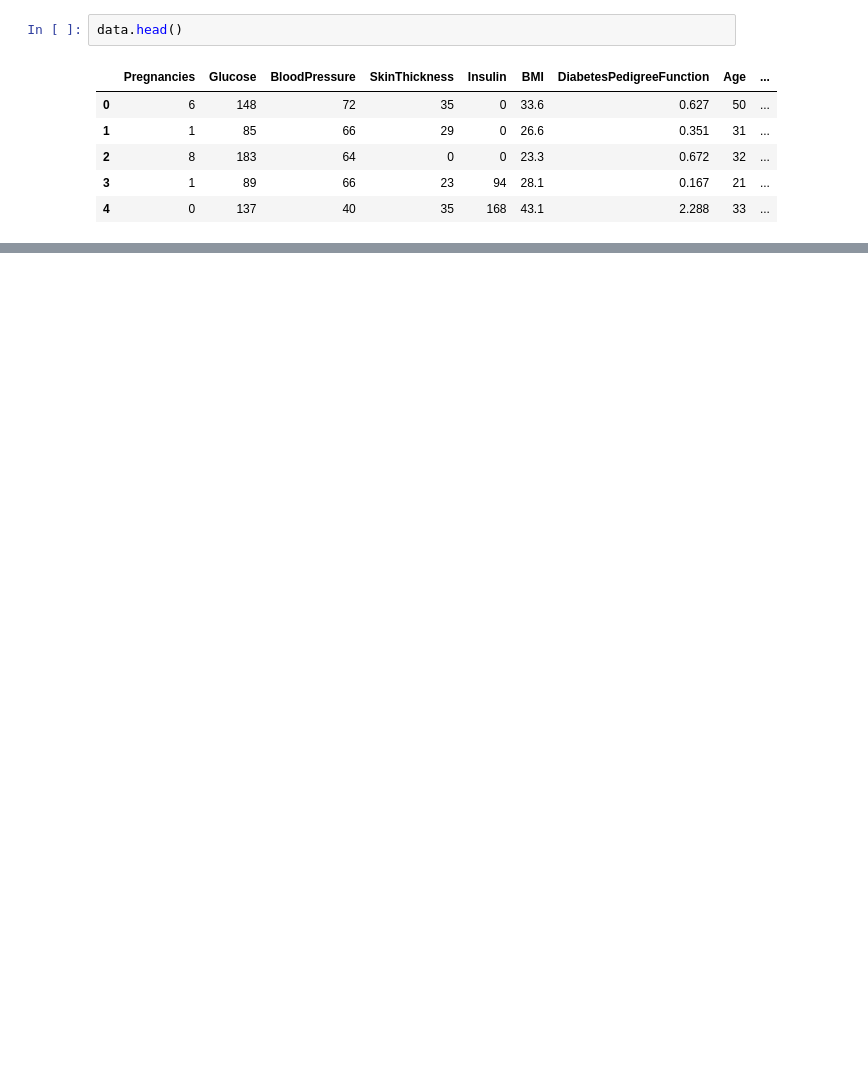
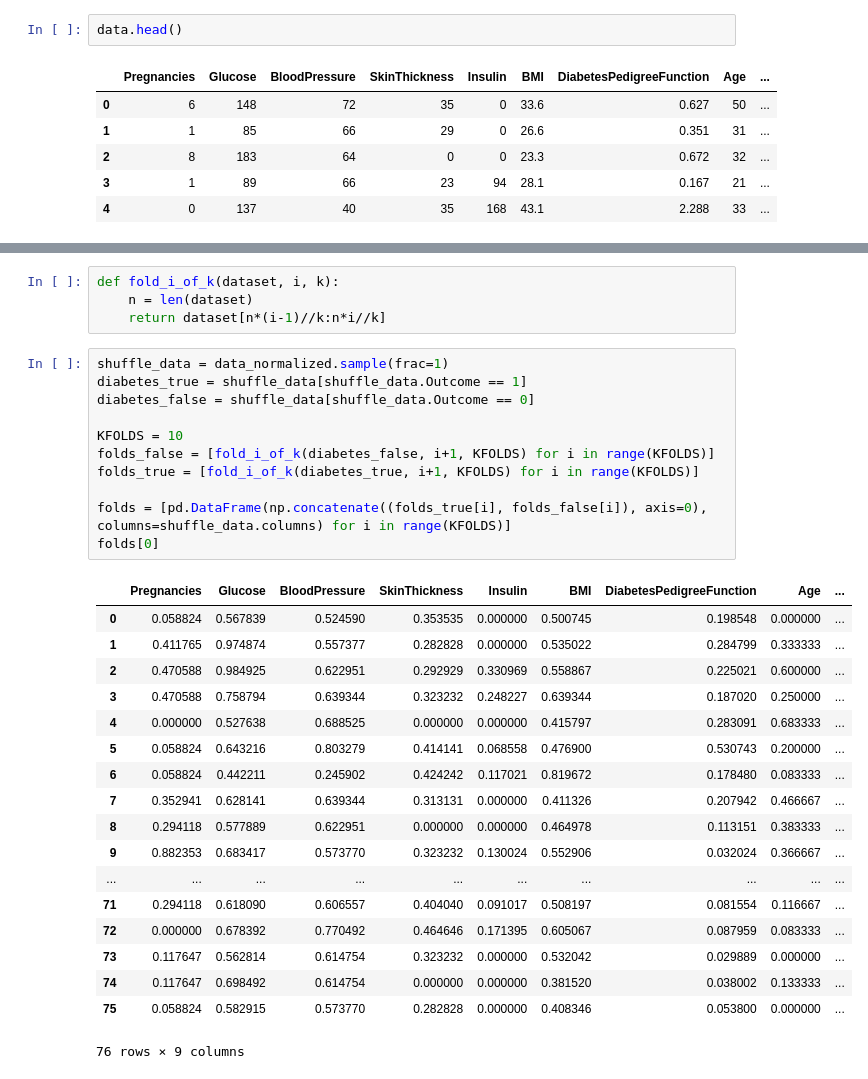
Before and after one commit to fmmazz/INF01017-Machine-Learning-2018-1, a Jupyter notebook: notebook.ipynb, the cells around one changed output, grey strips where cells are left out. Cells and saved outputs as stored; diff of their text form; blank space fills up the shorter version.

```diff
--- a/notebook.ipynb
+++ b/notebook.ipynb
@@ -26,0 +35,34 @@ data_normalized.head()
+# %%
+def fold_i_of_k(dataset, i, k):
+    n = len(dataset)
+    return dataset[n*(i-1)//k:n*i//k]
+# %%
+shuffle_data = data_normalized.sample(frac=1)
+diabetes_true = shuffle_data[shuffle_data.Outcome == 1]
+diabetes_false = shuffle_data[shuffle_data.Outcome == 0]
+
+KFOLDS = 10
+folds_false = [fold_i_of_k(diabetes_false, i+1, KFOLDS) for i in range(KFOLDS)]
+folds_true = [fold_i_of_k(diabetes_true, i+1, KFOLDS) for i in range(KFOLDS)]
+
+folds = [pd.DataFrame(np.concatenate((folds_true[i], folds_false[i]), axis=0), columns=shuffle_data.columns) for i in range(KFOLDS)]
+folds[0]
+# %% [output]
+|  | Pregnancies | Glucose | BloodPressure | SkinThickness | Insulin | BMI | DiabetesPedigreeFunction | Age | ... |
+| 0 | 0.058824 | 0.567839 | 0.524590 | 0.353535 | 0.000000 | 0.500745 | 0.198548 | 0.000000 | ... |
+| 1 | 0.411765 | 0.974874 | 0.557377 | 0.282828 | 0.000000 | 0.535022 | 0.284799 | 0.333333 | ... |
+| 2 | 0.470588 | 0.984925 | 0.622951 | 0.292929 | 0.330969 | 0.558867 | 0.225021 | 0.600000 | ... |
+| 3 | 0.470588 | 0.758794 | 0.639344 | 0.323232 | 0.248227 | 0.639344 | 0.187020 | 0.250000 | ... |
+| 4 | 0.000000 | 0.527638 | 0.688525 | 0.000000 | 0.000000 | 0.415797 | 0.283091 | 0.683333 | ... |
+| 5 | 0.058824 | 0.643216 | 0.803279 | 0.414141 | 0.068558 | 0.476900 | 0.530743 | 0.200000 | ... |
+| 6 | 0.058824 | 0.442211 | 0.245902 | 0.424242 | 0.117021 | 0.819672 | 0.178480 | 0.083333 | ... |
+| 7 | 0.352941 | 0.628141 | 0.639344 | 0.313131 | 0.000000 | 0.411326 | 0.207942 | 0.466667 | ... |
+| 8 | 0.294118 | 0.577889 | 0.622951 | 0.000000 | 0.000000 | 0.464978 | 0.113151 | 0.383333 | ... |
+| 9 | 0.882353 | 0.683417 | 0.573770 | 0.323232 | 0.130024 | 0.552906 | 0.032024 | 0.366667 | ... |
+| ... | ... | ... | ... | ... | ... | ... | ... | ... | ... |
+| 71 | 0.294118 | 0.618090 | 0.606557 | 0.404040 | 0.091017 | 0.508197 | 0.081554 | 0.116667 | ... |
+| 72 | 0.000000 | 0.678392 | 0.770492 | 0.464646 | 0.171395 | 0.605067 | 0.087959 | 0.083333 | ... |
+| 73 | 0.117647 | 0.562814 | 0.614754 | 0.323232 | 0.000000 | 0.532042 | 0.029889 | 0.000000 | ... |
+| 74 | 0.117647 | 0.698492 | 0.614754 | 0.000000 | 0.000000 | 0.381520 | 0.038002 | 0.133333 | ... |
+| 75 | 0.058824 | 0.582915 | 0.573770 | 0.282828 | 0.000000 | 0.408346 | 0.053800 | 0.000000 | ... |
+76 rows × 9 columns
```
Also changed, not shown: parts of 8 cells of this notebook.
